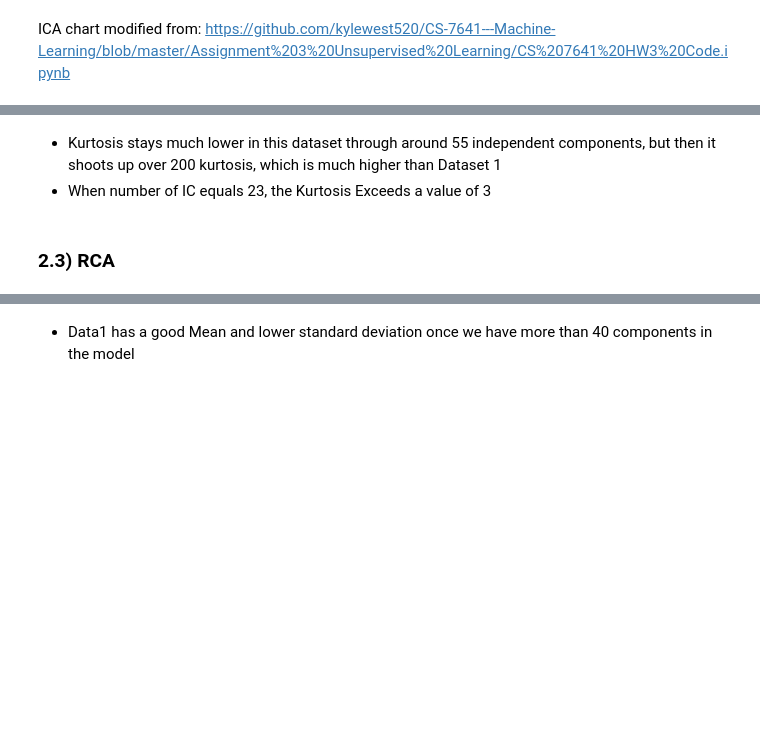
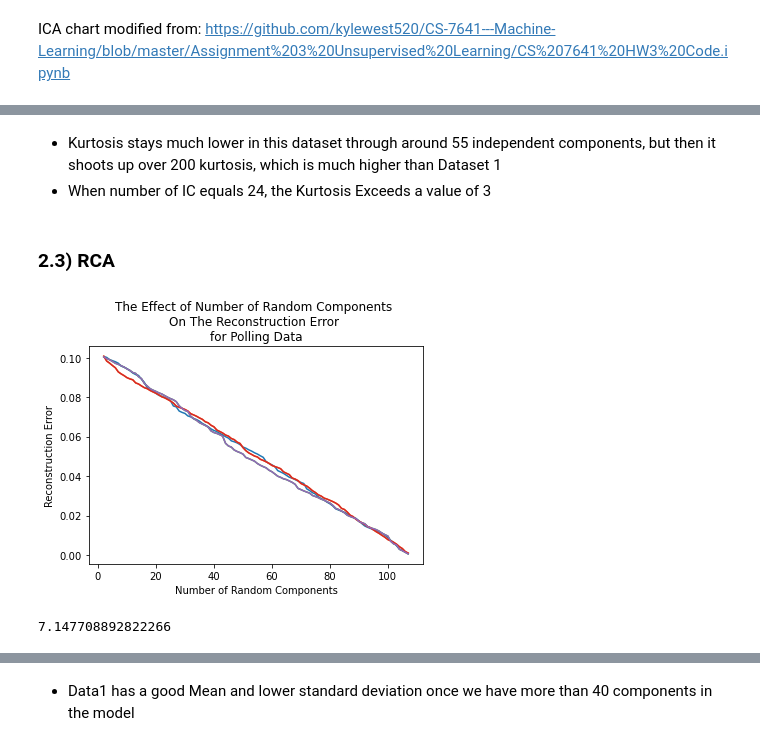
Before and after one commit to amandahutter/CS_7641, a Jupyter notebook: A3: Unsupervised Learning/A3.ipynb, the cells around one changed output, grey strips where cells are left out. Saved outputs shown, nothing was run; the diff lists cells and outputs as text; code cells hidden in the pictures; blank space fills up the shorter version.

```diff
--- a/A3: Unsupervised Learning/A3.ipynb
+++ b/A3: Unsupervised Learning/A3.ipynb
@@ -701,5 +715,5 @@ print(elapsed)
 # %% [markdown]
 - Kurtosis stays much lower in this dataset through around 55 independent components, but then it shoots up over 200 kurtosis, which is much higher than Dataset 1
-- When number of IC equals 23, the Kurtosis Exceeds a value of 3
+- When number of IC equals 24, the Kurtosis Exceeds a value of 3
 # %% [markdown]
 ### 2.3) RCA
@@ -705,0 +763,11 @@ print(elapsed)
+# %%
+start = time.time()
+
+run_RPA2(X_Train_Polling, "Polling Data")
+
+end = time.time()
+elapsed = end - start
+print(elapsed)
+# %% [output]
+[figure, added]
+7.147708892822266
```
Also changed, not shown: parts of 23 cells of this notebook.
